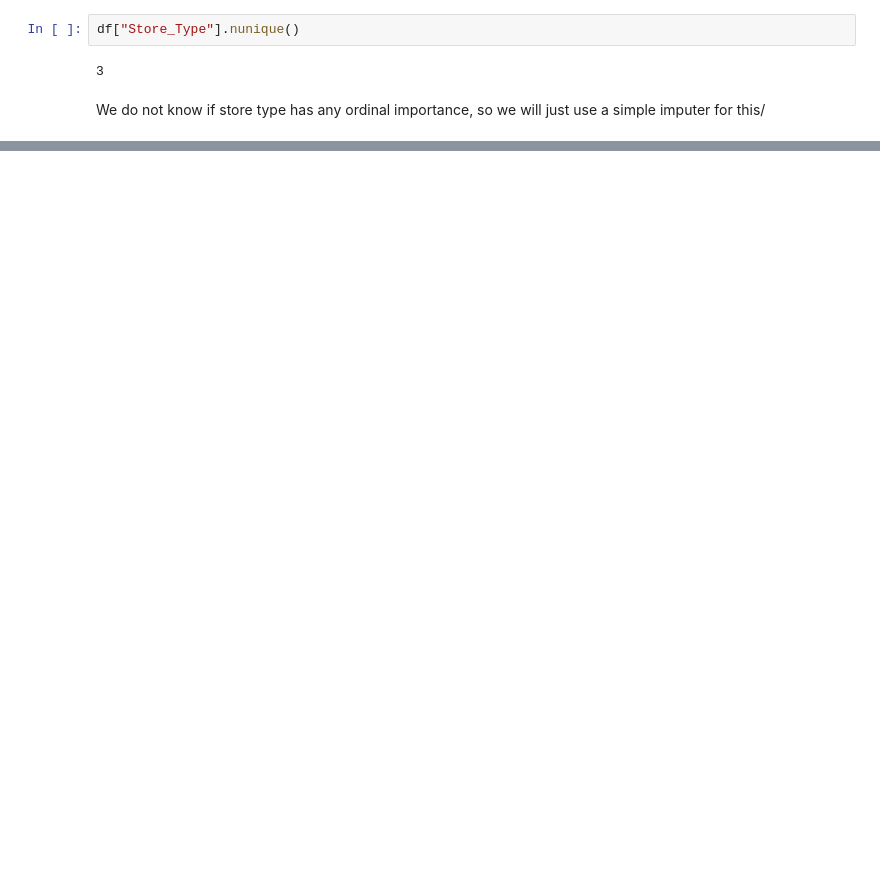
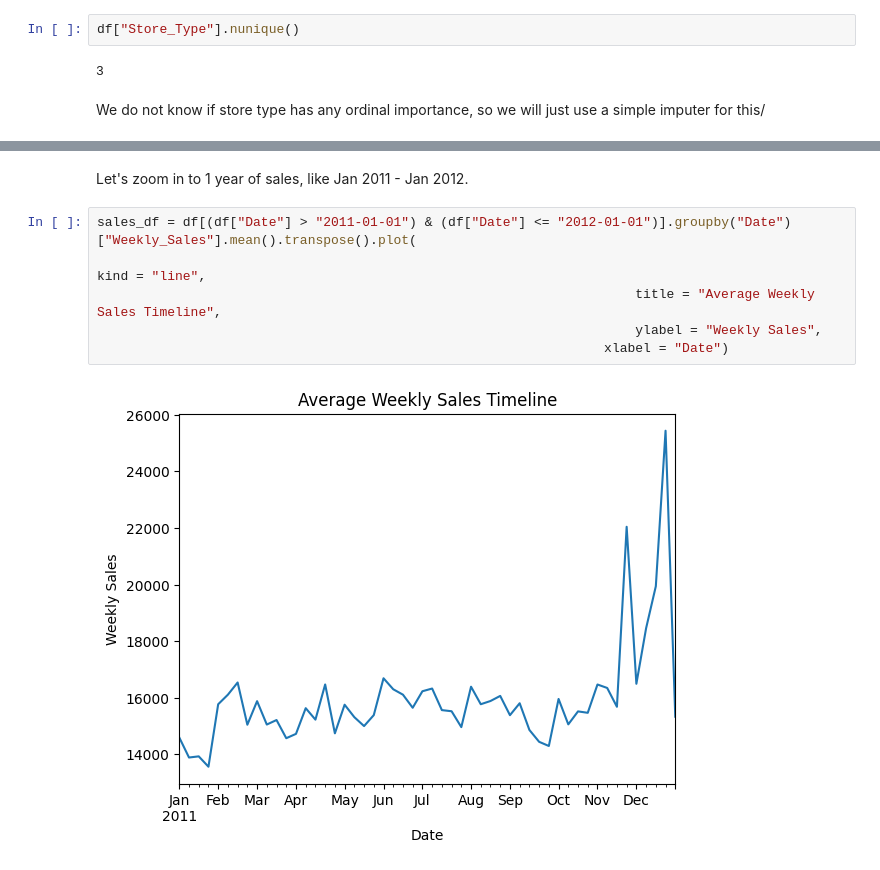
Before and after one commit to SahilBhave/AML-Project, a Jupyter notebook: AML_Group_Project.ipynb, the cells around one changed output, grey strips where cells are left out. Drawn from its saved outputs; the diff is of its cells as text; blank space fills up the shorter version.

```diff
--- a/AML_Group_Project.ipynb
+++ b/AML_Group_Project.ipynb
@@ -426,0 +459,10 @@ df
+# %% [markdown]
+Let's zoom in to 1 year of sales, like Jan 2011 - Jan 2012.
+# %%
+sales_df = df[(df["Date"] > "2011-01-01") & (df["Date"] <= "2012-01-01")].groupby("Date")["Weekly_Sales"].mean().transpose().plot(
+                                                                                                                  kind = "line",
+                                                                     title = "Average Weekly Sales Timeline",
+                                                                     ylabel = "Weekly Sales",
+                                                                 xlabel = "Date")
+# %% [output]
+[figure, added]
```
Also changed, not shown: parts of 51 cells of this notebook.
